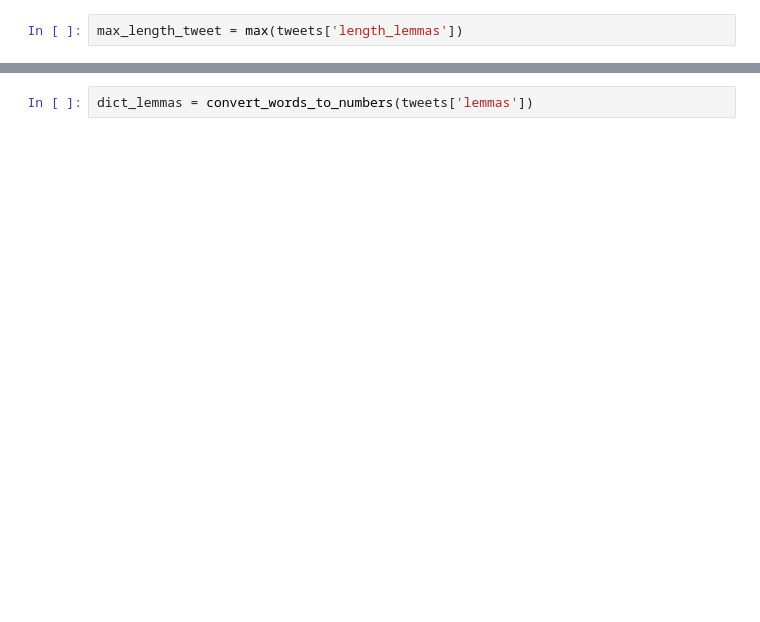
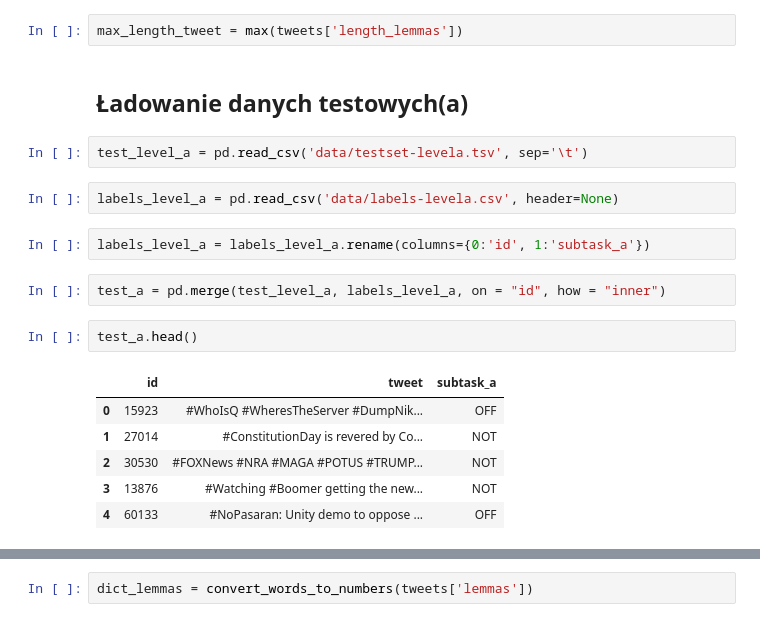
Before and after one commit to python-wizard-old/pytorch_offensive-language-classification, a Jupyter notebook: offensive_language.ipynb, the cells around one changed output, grey strips where cells are left out. Cells and saved outputs as stored; diff of their text form; blank space fills up the shorter version.

```diff
--- a/offensive_language.ipynb
+++ b/offensive_language.ipynb
@@ -80,3 +96,22 @@ tweets['length_lemmas']
 Name: length_lemmas, dtype: int64
 # %%
 max_length_tweet = max(tweets['length_lemmas'])
+# %% [markdown]
+## Ładowanie danych testowych(a)
+# %%
+test_level_a = pd.read_csv('data/testset-levela.tsv', sep='\t')
+# %%
+labels_level_a = pd.read_csv('data/labels-levela.csv', header=None)
+# %%
+labels_level_a = labels_level_a.rename(columns={0:'id', 1:'subtask_a'})
+# %%
+test_a = pd.merge(test_level_a, labels_level_a, on = "id", how = "inner")
+# %%
+test_a.head()
+# %% [output]
+|  | id | tweet | subtask_a |
+| 0 | 15923 | #WhoIsQ #WheresTheServer #DumpNik... | OFF |
+| 1 | 27014 | #ConstitutionDay is revered by Co... | NOT |
+| 2 | 30530 | #FOXNews #NRA #MAGA #POTUS #TRUMP... | NOT |
+| 3 | 13876 | #Watching #Boomer getting the new... | NOT |
+| 4 | 60133 | #NoPasaran: Unity demo to oppose ... | OFF |
```
Also changed, not shown: parts of 80 cells of this notebook, 1 other file.
